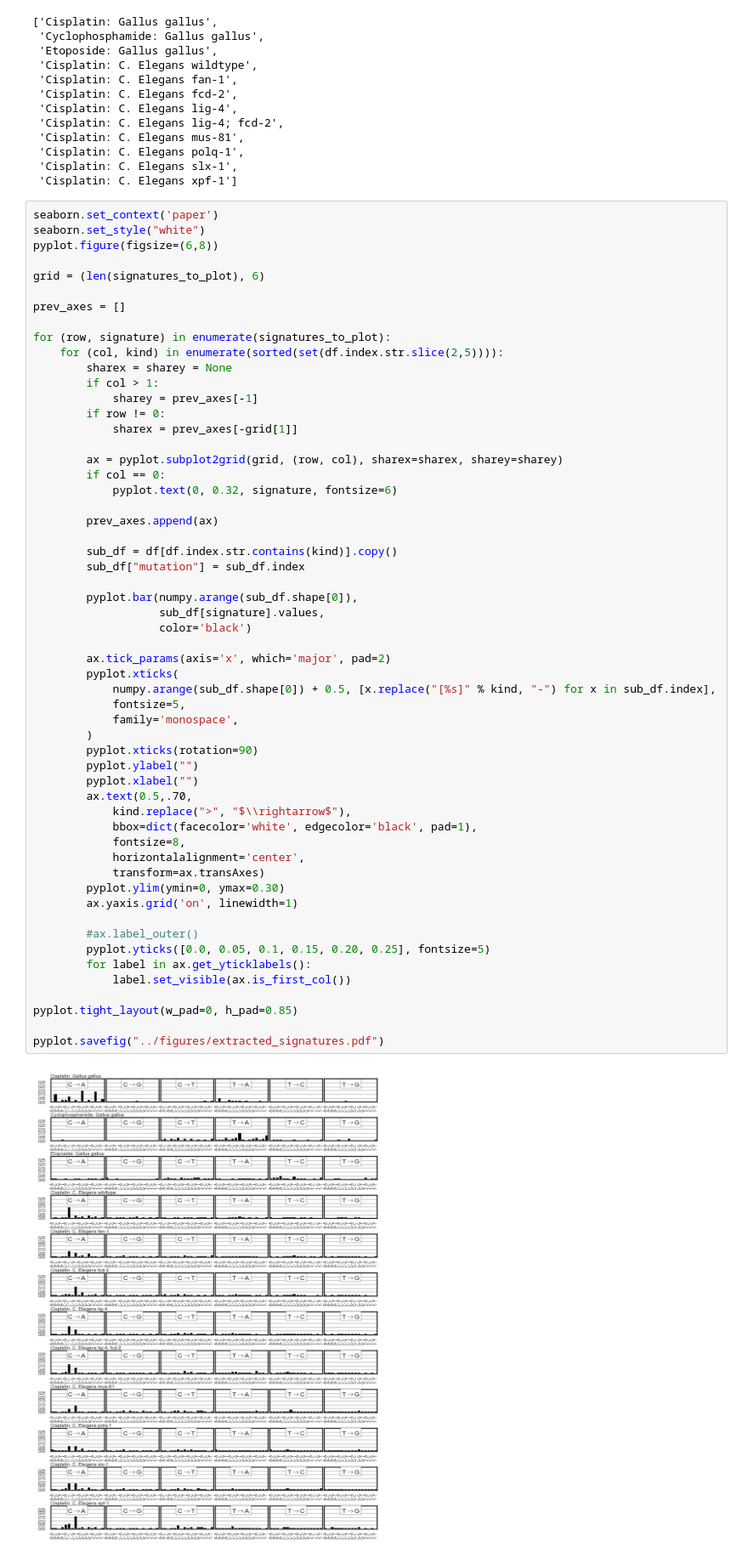
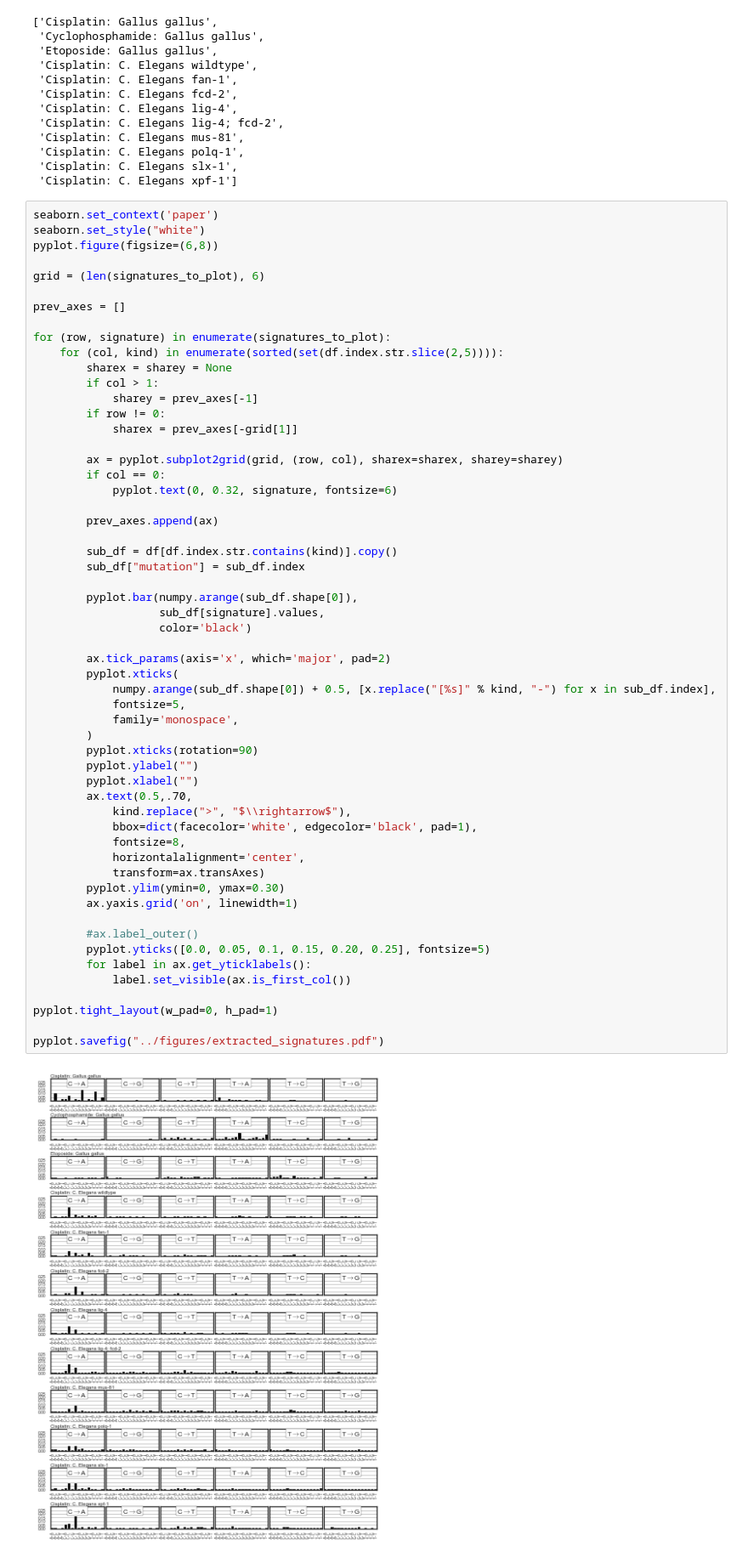
Before and after one commit to hammerlab/paper-aocs-chemo-neoantigens, a Jupyter notebook: notebooks/plot extracted signatures.ipynb, the cells around one changed output. Shown: that part at 85% size. Saved outputs shown, nothing was run; the diff lists cells and outputs as text.

```diff
--- a/notebooks/plot extracted signatures.ipynb
+++ b/notebooks/plot extracted signatures.ipynb
@@ -110,32 +110,32 @@ for (row, signature) in enumerate(signatures_to_plot):
         pyplot.bar(numpy.arange(sub_df.shape[0]),
                    sub_df[signature].values,
                    color='black')
 
         ax.tick_params(axis='x', which='major', pad=2)
         pyplot.xticks(
             numpy.arange(sub_df.shape[0]) + 0.5, [x.replace("[%s]" % kind, "-") for x in sub_df.index],
             fontsize=5,
             family='monospace',
         )
         pyplot.xticks(rotation=90)
         pyplot.ylabel("")
         pyplot.xlabel("")
         ax.text(0.5,.70,
             kind.replace(">", "$\\rightarrow$"),
             bbox=dict(facecolor='white', edgecolor='black', pad=1),
             fontsize=8,
             horizontalalignment='center',
             transform=ax.transAxes)
         pyplot.ylim(ymin=0, ymax=0.30)
         ax.yaxis.grid('on', linewidth=1)
 
         #ax.label_outer()
         pyplot.yticks([0.0, 0.05, 0.1, 0.15, 0.20, 0.25], fontsize=5)
         for label in ax.get_yticklabels():
             label.set_visible(ax.is_first_col())
 
-pyplot.tight_layout(w_pad=0, h_pad=0.85)
+pyplot.tight_layout(w_pad=0, h_pad=1)
 
 pyplot.savefig("../figures/extracted_signatures.pdf")
 # %% [output]
-[figure, old version]
+[figure, new version]
```
Also changed, not shown: 1 other file.
